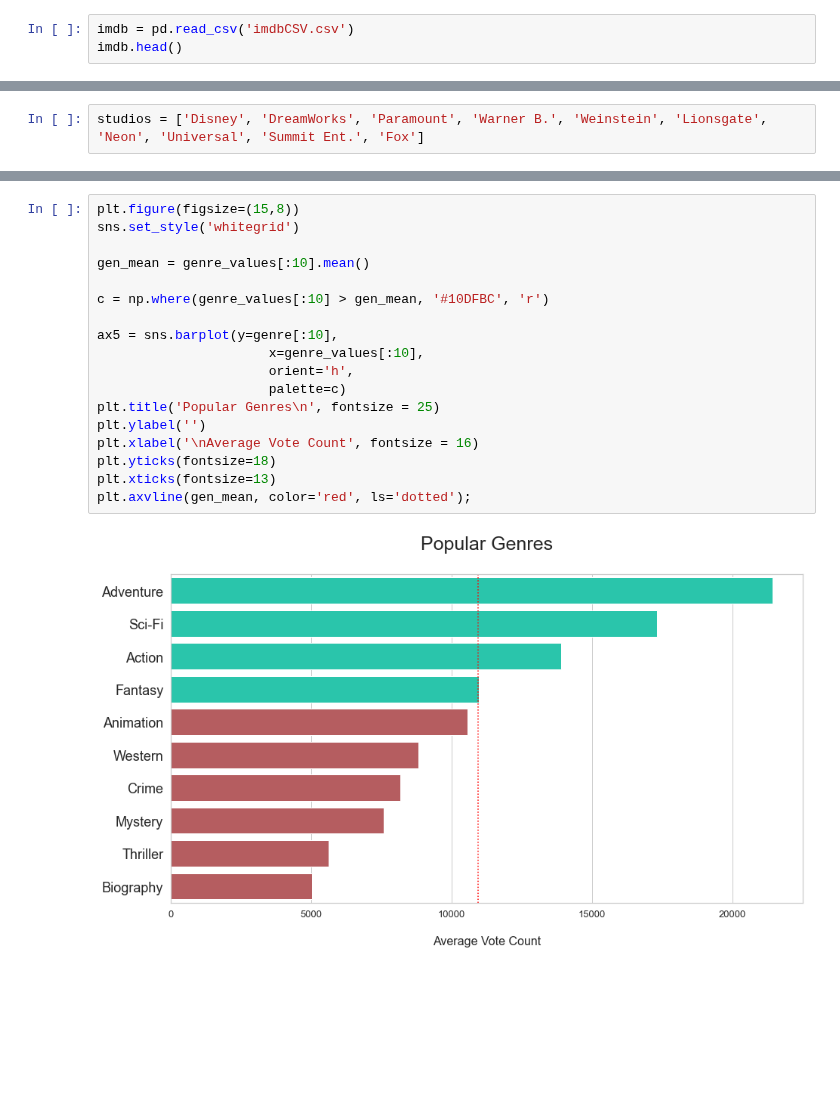
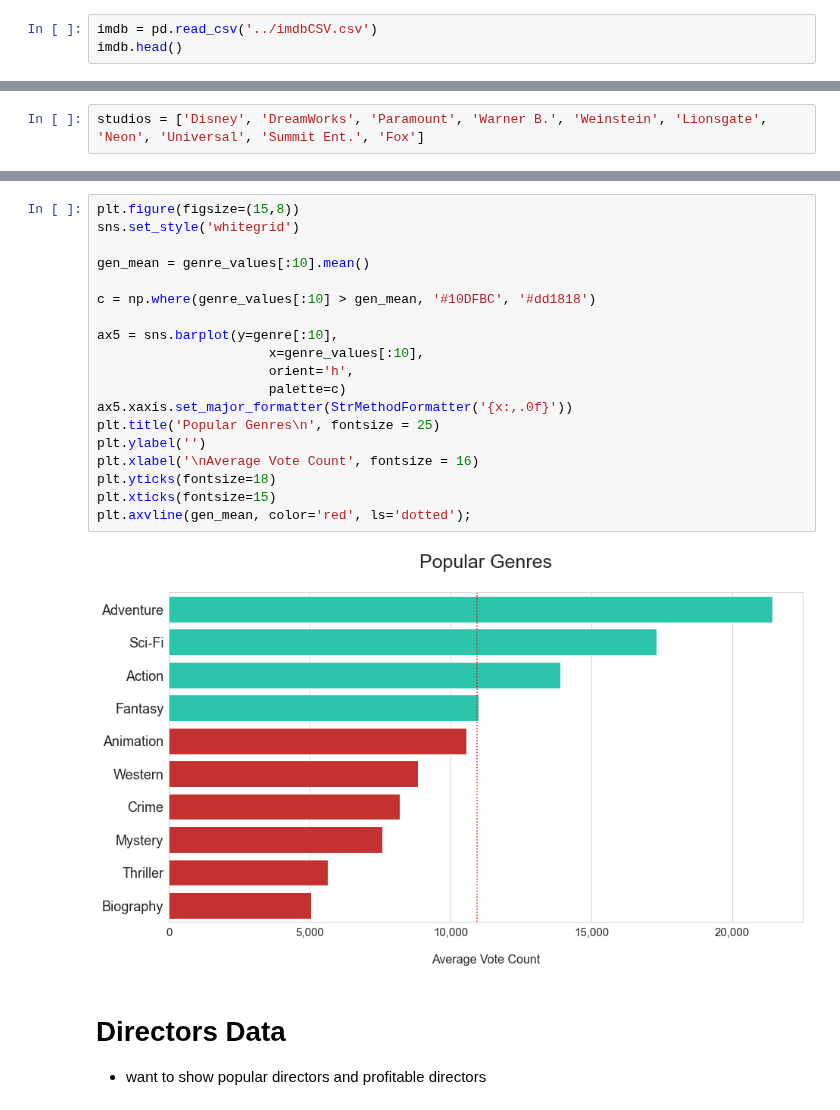
Before and after one commit to dcruzven/Movie-Analysis-Project, a Jupyter notebook: popular_work/David's_Notebook.ipynb, the cells around one changed output, grey strips where cells are left out. Cells and saved outputs as stored; diff of their text form; blank space fills up the shorter version.

```diff
--- a/popular_work/David's_Notebook.ipynb
+++ b/popular_work/David's_Notebook.ipynb
@@ -204,7 +216,7 @@ tn.head()
 # %% [markdown]
 # Cleaning IMDB data
 # %%
-imdb = pd.read_csv('imdbCSV.csv')
+imdb = pd.read_csv('../imdbCSV.csv')
 imdb.head()
 # %% [output]
 |  | Unnamed: 0 | movie_id | primary_title | original_title | start_year | runtime_minutes | genres | movie_id.1 | ... |
@@ -416,20 +433,24 @@ plt.axvline(pop_mean, color='red', ls='dotted');
 # %%
 plt.figure(figsize=(15,8))
 sns.set_style('whitegrid')
 
 gen_mean = genre_values[:10].mean()
 
-c = np.where(genre_values[:10] > gen_mean, '#10DFBC', 'r')
+c = np.where(genre_values[:10] > gen_mean, '#10DFBC', '#dd1818')
 
 ax5 = sns.barplot(y=genre[:10],
                       x=genre_values[:10],
                       orient='h',
                       palette=c)
+ax5.xaxis.set_major_formatter(StrMethodFormatter('{x:,.0f}'))
 plt.title('Popular Genres\n', fontsize = 25)
 plt.ylabel('')
 plt.xlabel('\nAverage Vote Count', fontsize = 16)
 plt.yticks(fontsize=18)
-plt.xticks(fontsize=13)
+plt.xticks(fontsize=15)
 plt.axvline(gen_mean, color='red', ls='dotted');
 # %% [output]
-[figure, old version]
+[figure, new version]
+# %% [markdown]
+# Directors Data
+- want to show popular directors and profitable directors
```
Also changed, not shown: parts of 26 cells of this notebook.
